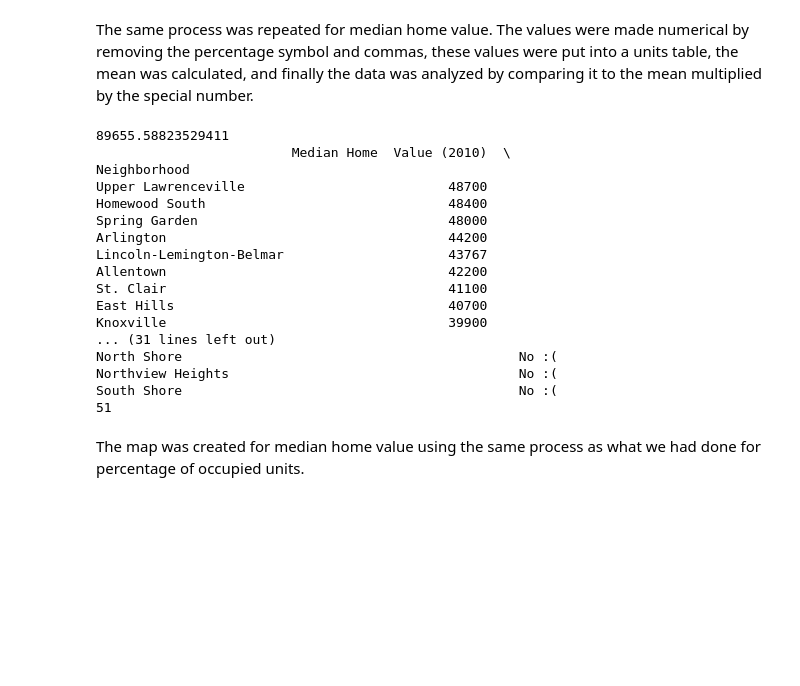
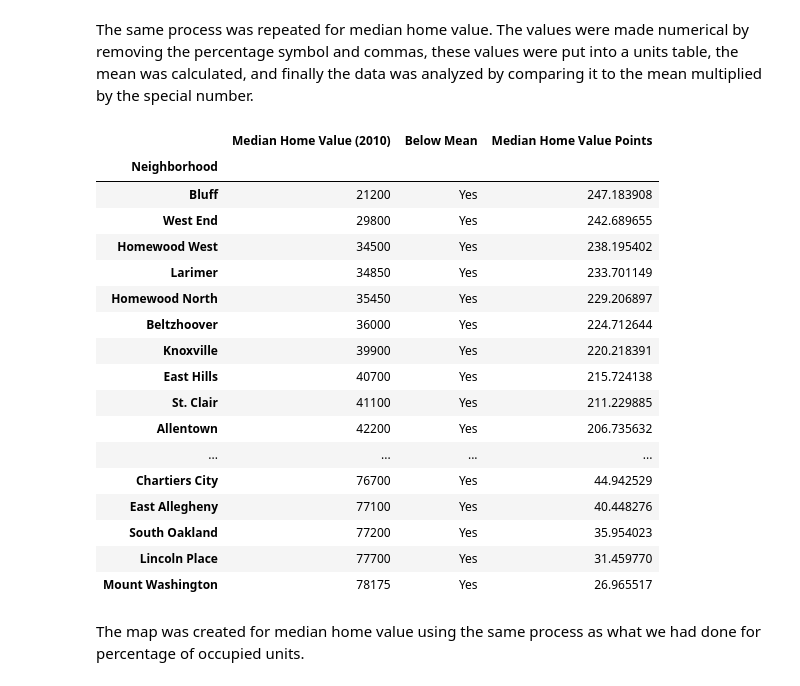
Before and after one commit to Nick0306/Big_Ideas_Final_Project, a Jupyter notebook: Dataset Notebooks/CombinedNotebook.ipynb, the cells around one changed output. Saved outputs shown, nothing was run; the diff lists cells and outputs as text; code cells hidden in the pictures; blank space fills up the shorter version.

```diff
--- a/Dataset Notebooks/CombinedNotebook.ipynb
+++ b/Dataset Notebooks/CombinedNotebook.ipynb
@@ -612,49 +620,56 @@ occ_map.plot(column='% Occupied Units (2010)',
 The same process was repeated for median home value. The values were made numerical by removing the percentage symbol and commas, these values were put into a units table, the mean was calculated, and finally the data was analyzed by comparing it to the mean multiplied by the special number.
 # %%
 # 4.494252874
+dict = {}
 count = 0
 for x in data["Median Home  Value (2010)"]:
     x = str(x).replace('$','')
     x = str(x).replace(',','')
     data.iloc[count, 20] = float(x)
     count+=1
 
 mhv_units = data.sort_values(by=["Median Home  Value (2010)"], ascending=False).iloc[0:, 20:21]
 
 mhv_mean = float(mhv_units.mean())
-print(mhv_mean)
 
-mhv_units["Falls Below Avg Median Home Value?"] = np.nan
+mhv_df = pd.DataFrame(mhv_units)
+mhv_df["Below Mean"] = np.nan
 
 c = 0
 for x in range(len(mhv_units)):
     mhv_temp = mhv_units.iloc[x,0]
-    if mhv_temp < mhv_mean*(4.494252874/5):
-        mhv_units.iloc[x,1] = "Yes!"
+    if mhv_temp < mhv_mean:
+        mhv_df.iloc[x,1] = "Yes"
         c+=1
     else:
-        mhv_units.iloc[x,1] = "No :("
-
-print(mhv_units.tail(20))
-print(c)
+        mhv_df.iloc[x,1] = "No"
+mhv_df = mhv_df.sort_values(by=["Median Home  Value (2010)"], ascending=True)
+mhv_df["Median Home  Value Points"] = np.nan
+for x in range(len(mhv_df)):
+    if(c-x > 0):
+        mhv_df.iloc[x,2] = (c-x)*weights.iloc[len(weights)-1, 3]
+    else:
+        mhv_df.iloc[x,2] = 0
+mhv_df.head(50)
 # %% [output]
-89655.58823529411
-                         Median Home  Value (2010)  \
-Neighborhood
-Upper Lawrenceville                          48700
-Homewood South                               48400
-Spring Garden                                48000
-Arlington                                    44200
-Lincoln-Lemington-Belmar                     43767
-Allentown                                    42200
-St. Clair                                    41100
-East Hills                                   40700
-Knoxville                                    39900
-... (31 lines left out)
-North Shore                                           No :(
-Northview Heights                                     No :(
-South Shore                                           No :(
-51
+|  | Median Home Value (2010) | Below Mean | Median Home Value Points |
+| Neighborhood |  |  |  |
+| Bluff | 21200 | Yes | 247.183908 |
+| West End | 29800 | Yes | 242.689655 |
+| Homewood West | 34500 | Yes | 238.195402 |
+| Larimer | 34850 | Yes | 233.701149 |
+| Homewood North | 35450 | Yes | 229.206897 |
+| Beltzhoover | 36000 | Yes | 224.712644 |
+| Knoxville | 39900 | Yes | 220.218391 |
+| East Hills | 40700 | Yes | 215.724138 |
+| St. Clair | 41100 | Yes | 211.229885 |
+| Allentown | 42200 | Yes | 206.735632 |
+| ... | ... | ... | ... |
+| Chartiers City | 76700 | Yes | 44.942529 |
+| East Allegheny | 77100 | Yes | 40.448276 |
+| South Oakland | 77200 | Yes | 35.954023 |
+| Lincoln Place | 77700 | Yes | 31.459770 |
+| Mount Washington | 78175 | Yes | 26.965517 |
 # %% [markdown]
 The map was created for median home value using the same process as what we had done for percentage of occupied units.
 # %%
```
Also changed, not shown: parts of 3 cells of this notebook.
